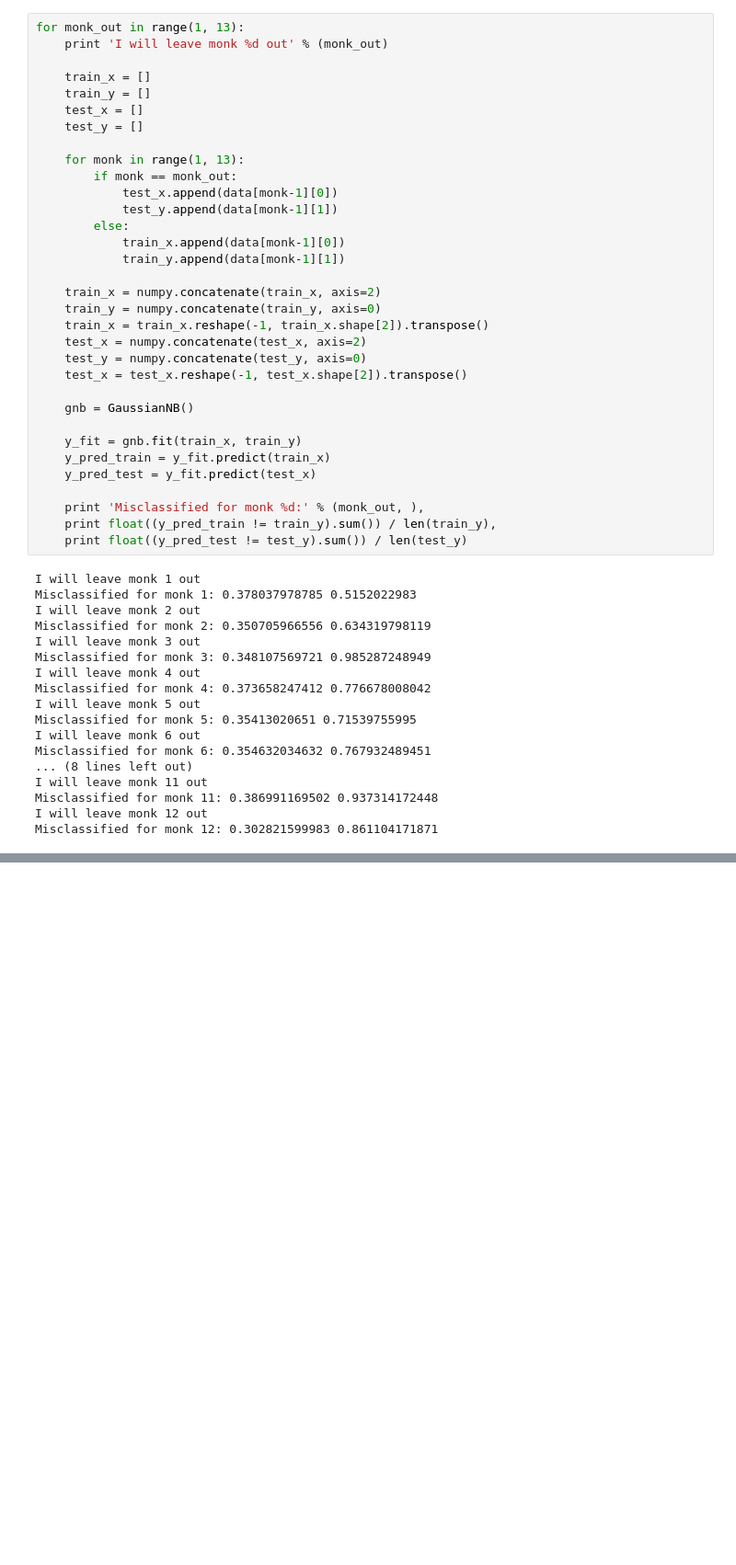
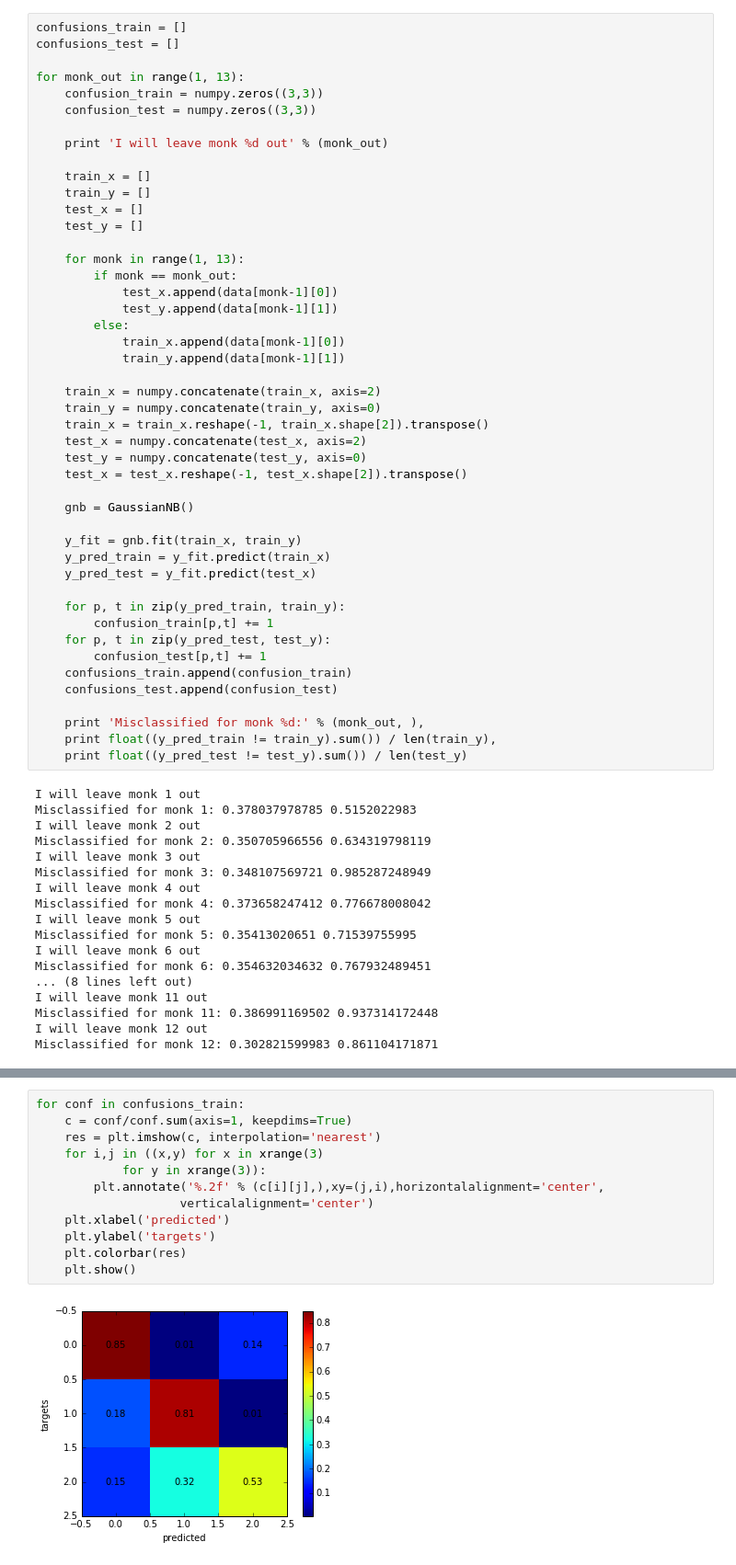
Before and after one commit to tfjgeorge/neuro, a Jupyter notebook: Time series study.ipynb, the cells around one changed output, grey strips where cells are left out. Shown at 92% size. Drawn from its saved outputs; the diff is of its cells as text; blank space fills up the shorter version.

```diff
--- a/Time series study.ipynb
+++ b/Time series study.ipynb
@@ -302,7 +302,13 @@ monk 2
 (148, 129, 4003)
 (4003,)
 # %%
+confusions_train = []
+confusions_test = []
+
 for monk_out in range(1, 13):
+    confusion_train = numpy.zeros((3,3))
+    confusion_test = numpy.zeros((3,3))
+
     print 'I will leave monk %d out' % (monk_out)
 
     train_x = []
@@ -331,6 +337,13 @@ for monk_out in range(1, 13):
     y_pred_train = y_fit.predict(train_x)
     y_pred_test = y_fit.predict(test_x)
 
+    for p, t in zip(y_pred_train, train_y):
+        confusion_train[p,t] += 1
+    for p, t in zip(y_pred_test, test_y):
+        confusion_test[p,t] += 1
+    confusions_train.append(confusion_train)
+    confusions_test.append(confusion_test)
+
     print 'Misclassified for monk %d:' % (monk_out, ),
     print float((y_pred_train != train_y).sum()) / len(train_y),
     print float((y_pred_test != test_y).sum()) / len(test_y)
@@ -354,0 +370,14 @@ Misclassified for monk 12: 0.302821599983 0.861104171871
+# %%
+for conf in confusions_train:
+    c = conf/conf.sum(axis=1, keepdims=True)
+    res = plt.imshow(c, interpolation='nearest')
+    for i,j in ((x,y) for x in xrange(3)
+            for y in xrange(3)):
+        plt.annotate('%.2f' % (c[i][j],),xy=(j,i),horizontalalignment='center',
+                    verticalalignment='center')
+    plt.xlabel('predicted')
+    plt.ylabel('targets')
+    plt.colorbar(res)
+    plt.show()
+# %% [output]
+[figure, added]
```
Also changed, not shown: parts of 8 cells of this notebook.
